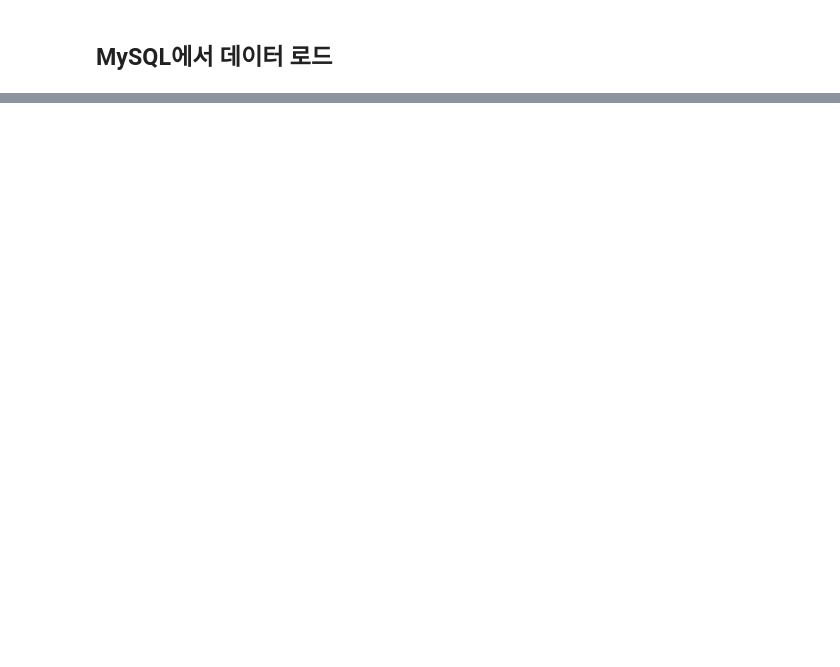
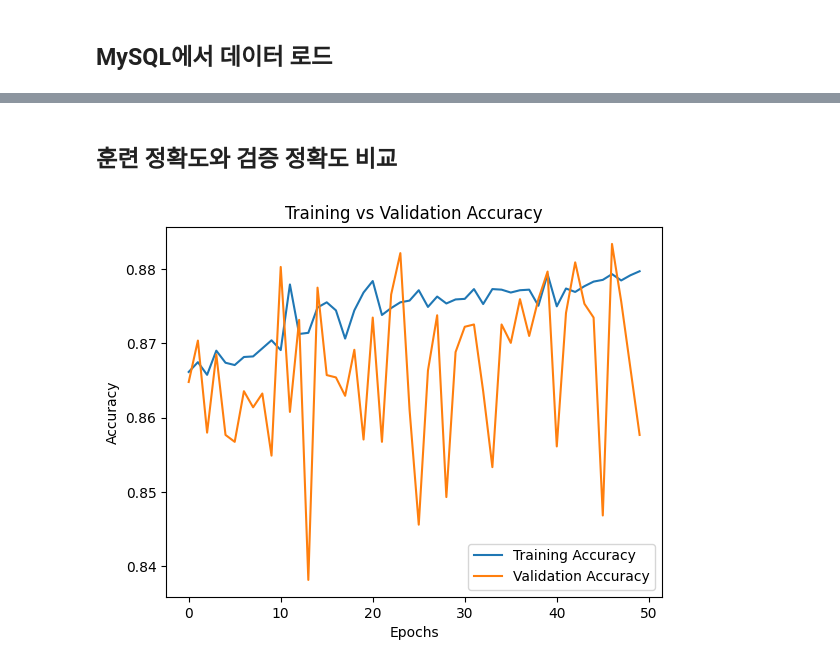
Before and after one commit to selina7704/noise-data-platform, a Jupyter notebook: ES/mysql data to ml.ipynb, the cells around one changed output, grey strips where cells are left out. Cells and saved outputs as stored; diff of their text form; code cells hidden in the pictures; blank space fills up the shorter version.

```diff
--- a/ES/mysql data to ml.ipynb
+++ b/ES/mysql data to ml.ipynb
@@ -143,7 +186,7 @@ Thu Feb 20 13:22:08 2025
 +-----------------------------------------------------------------------------+
 # %%
 # 레이블(label)과 피처(features) 분리
-X = df_combined.iloc[:, 2:15] # 원하는 MFCC 열만 선택
+X = df_combined.iloc[ : ,-13:]  # 원하는 MFCC 열만 선택
 y = df_combined['category_03']  #차량경적, 차량사이렌
 # %%
 # 범주형 데이터(레이블) 숫자로 변환
@@ -196,0 +242,15 @@ Epoch 50/50
+# %% [markdown]
+## 훈련 정확도와 검증 정확도 비교
+# %%
+train_acc = history.history['accuracy']
+val_acc = history.history['val_accuracy']
+
+plt.plot(train_acc, label='Training Accuracy')
+plt.plot(val_acc, label='Validation Accuracy')
+plt.xlabel('Epochs')
+plt.ylabel('Accuracy')
+plt.legend()
+plt.title('Training vs Validation Accuracy')
+plt.show()
+# %% [output]
+[figure, added]
```
Also changed, not shown: parts of 17 cells of this notebook.
